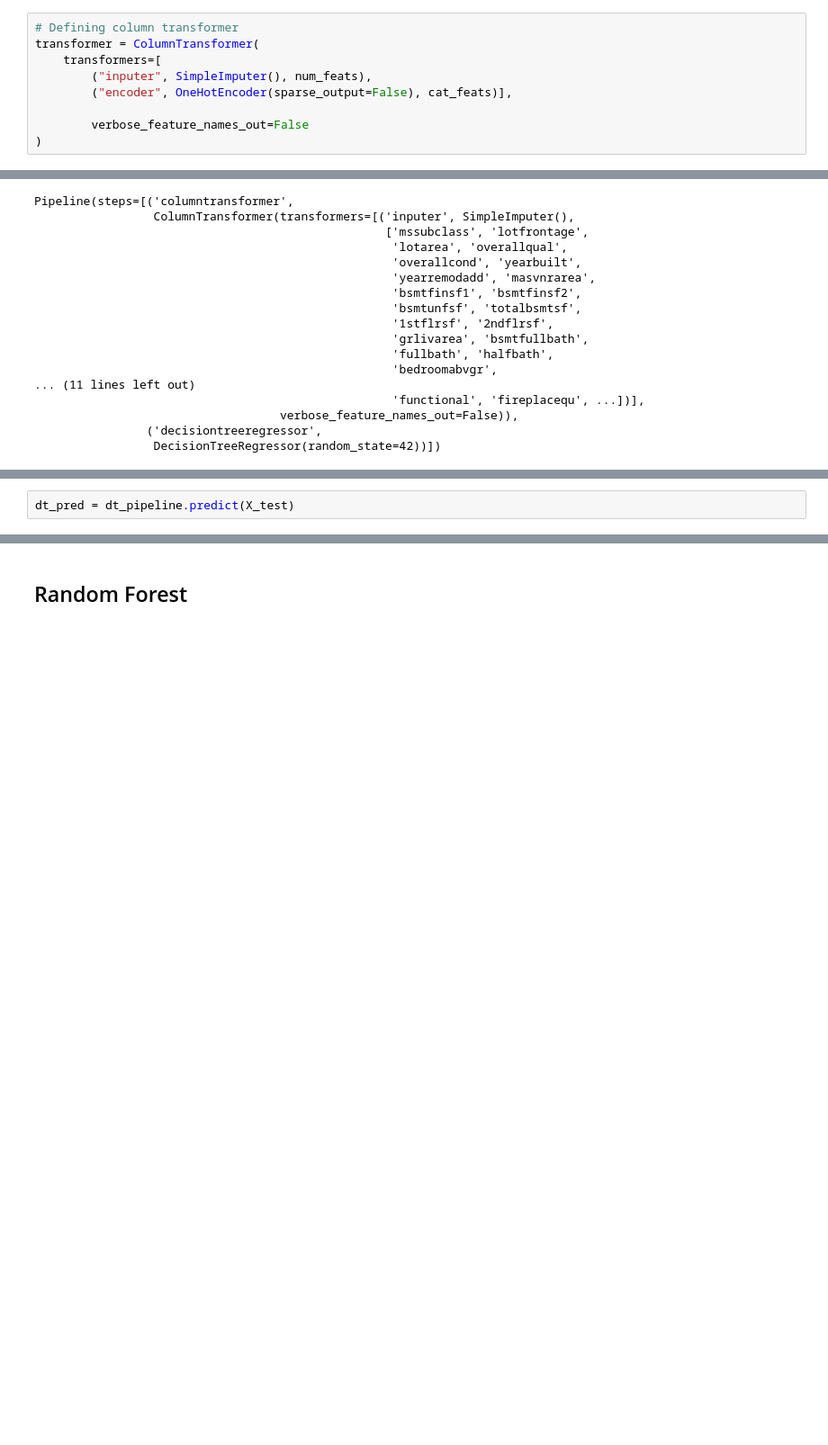
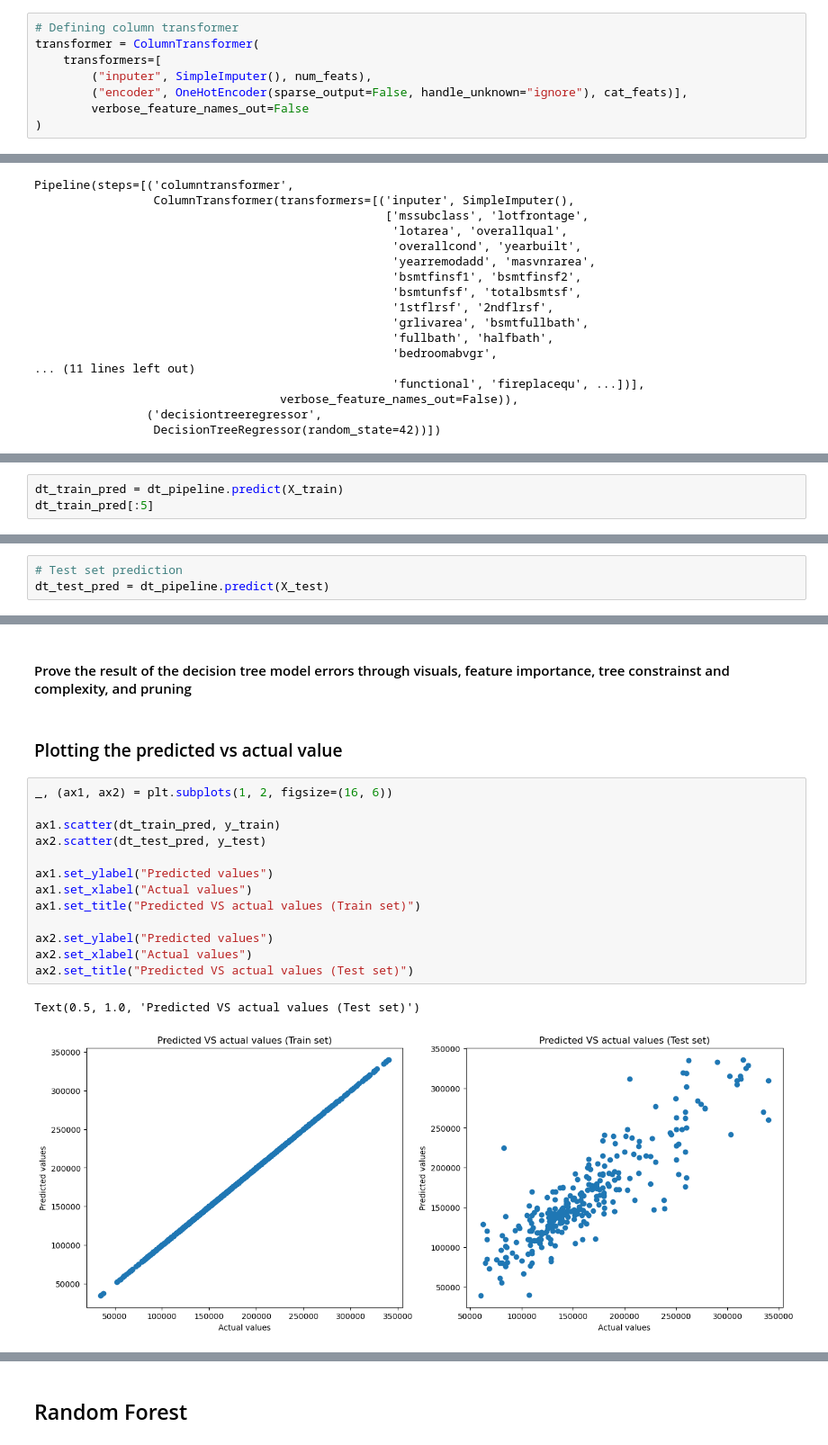
Before and after one commit to mon148/House-Price-Prediction-Modelling-Phase, a Jupyter notebook: House_modellling.ipynb, the cells around one changed output, grey strips where cells are left out. Shown at 90% size. Cells and saved outputs as stored; diff of their text form; blank space fills up the shorter version.

```diff
--- a/House_modellling.ipynb
+++ b/House_modellling.ipynb
@@ -668,8 +729,7 @@ Length: 265, dtype: float64
 transformer = ColumnTransformer(
     transformers=[
         ("inputer", SimpleImputer(), num_feats),
-        ("encoder", OneHotEncoder(sparse_output=False), cat_feats)],
-
+        ("encoder", OneHotEncoder(sparse_output=False, handle_unknown="ignore"), cat_feats)],
         verbose_feature_names_out=False
 )
 # %%
@@ -710,3 +761,4 @@ DecisionTreeRegressor(max_depth=5)
 # %%
-dt_pred = dt_pipeline.predict(X_test)
+dt_train_pred = dt_pipeline.predict(X_train)
+dt_train_pred[:5]
 # %% [output]
@@ -721,0 +806,3 @@ array(['compshg', 'others', 'wdshake', 'tar&grv', 'wdshngl'], dtype=object)
+# %%
+# Test set prediction
+dt_test_pred = dt_pipeline.predict(X_test)
@@ -721,0 +820,20 @@ array(['compshg', 'others', 'wdshake', 'tar&grv', 'wdshngl'], dtype=object)
+# %% [markdown]
+#### Prove the result of the decision tree model errors through visuals, feature importance, tree constrainst and complexity, and pruning
+# %% [markdown]
+### Plotting the predicted vs actual value
+# %%
+_, (ax1, ax2) = plt.subplots(1, 2, figsize=(16, 6))
+
+ax1.scatter(dt_train_pred, y_train)
+ax2.scatter(dt_test_pred, y_test)
+
+ax1.set_ylabel("Predicted values")
+ax1.set_xlabel("Actual values")
+ax1.set_title("Predicted VS actual values (Train set)")
+
+ax2.set_ylabel("Predicted values")
+ax2.set_xlabel("Actual values")
+ax2.set_title("Predicted VS actual values (Test set)")
+# %% [output]
+Text(0.5, 1.0, 'Predicted VS actual values (Test set)')
+[figure, added]
```
Also changed, not shown: parts of 106 cells of this notebook.
